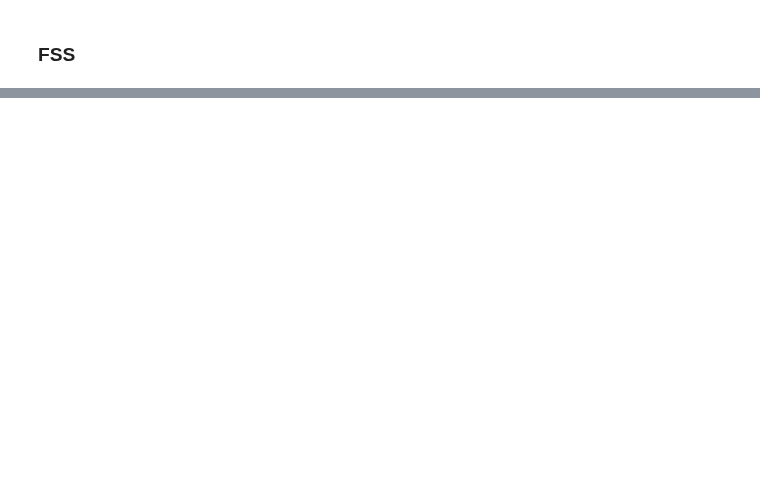
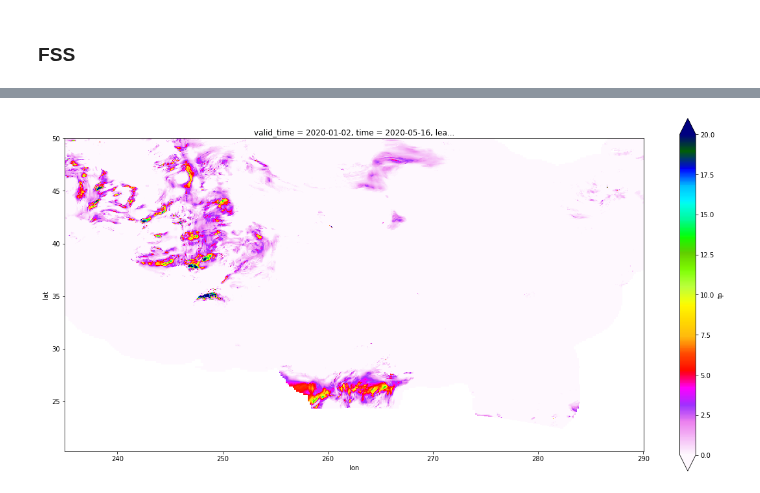
Before and after one commit to raspstephan/nwp-downscale, a Jupyter notebook: notebooks/stephan_notebooks/19-Eval-with-Ilans-models.ipynb, the cells around one changed output, grey strips where cells are left out. Saved outputs shown, nothing was run; the diff lists cells and outputs as text; code cells hidden in the pictures; blank space fills up the shorter version.

```diff
--- a/notebooks/stephan_notebooks/19-Eval-with-Ilans-models.ipynb
+++ b/notebooks/stephan_notebooks/19-Eval-with-Ilans-models.ipynb
@@ -539 +555,5 @@ array(0.40051288)
+# %%
+plot(det_pred[1])
+# %% [output]
+[figure, added]
 # %%
```
Also changed, not shown: parts of 28 cells of this notebook, 2 other files.
